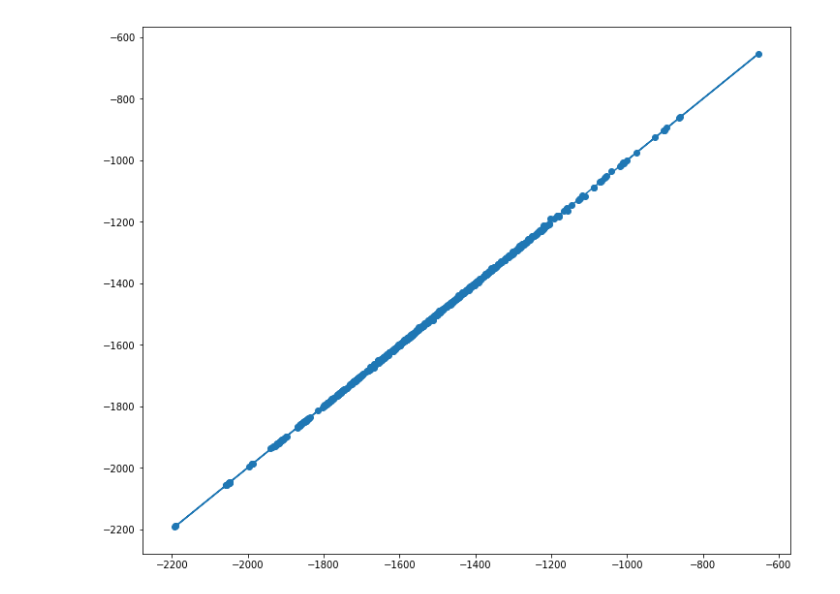
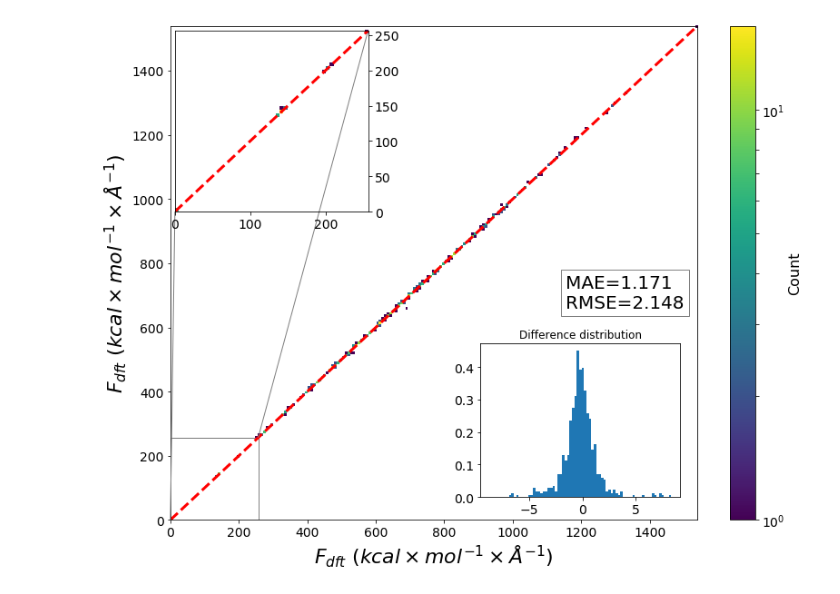
Before and after one commit to Jussmith01/ANI-Tools, a Jupyter notebook: notebooks/eval_testset.ipynb, the cells around one changed output. Saved outputs shown, nothing was run; the diff lists cells and outputs as text; code cells hidden in the pictures.

```diff
--- a/notebooks/eval_testset.ipynb
+++ b/notebooks/eval_testset.ipynb
@@ -66,11 +69,8 @@ print(Eani_t.size)
 754
-# %%
-fig = plt.figure(figsize=[12,10])
-plt.plot(Edft_t,Edft_t)
-plt.scatter(Eani_t,Edft_t)
-plt.show()
-# %% [output]
-[figure, removed]
+# %%
+ens.plot_corr_dist(Eani_t-Eani_t.min(),Edft_t-Edft_t.min())
+# %% [output]
+[figure, added]
 # %%
 fig = plt.figure(figsize=[10,10])
 plt.hist(Edft_t-Eani_t,bins=100)
```
Also changed, not shown: parts of 5 cells of this notebook, 2 other files.
